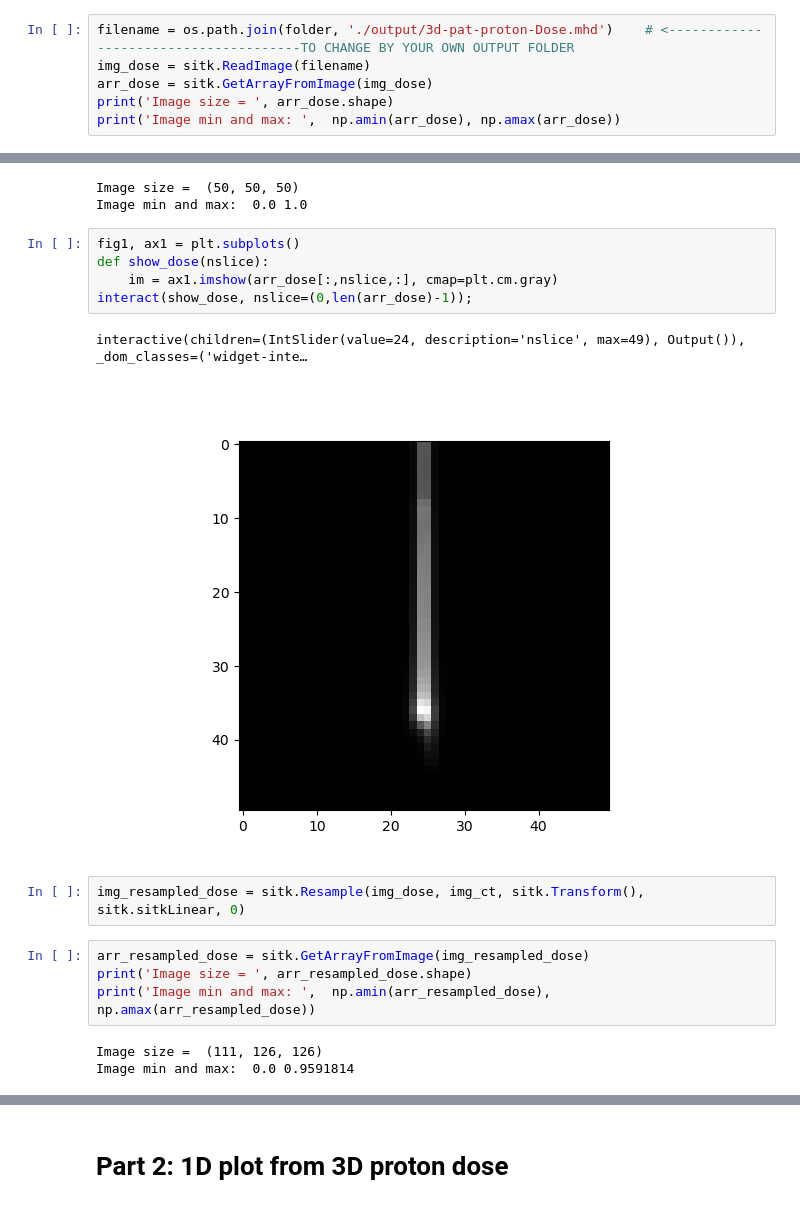
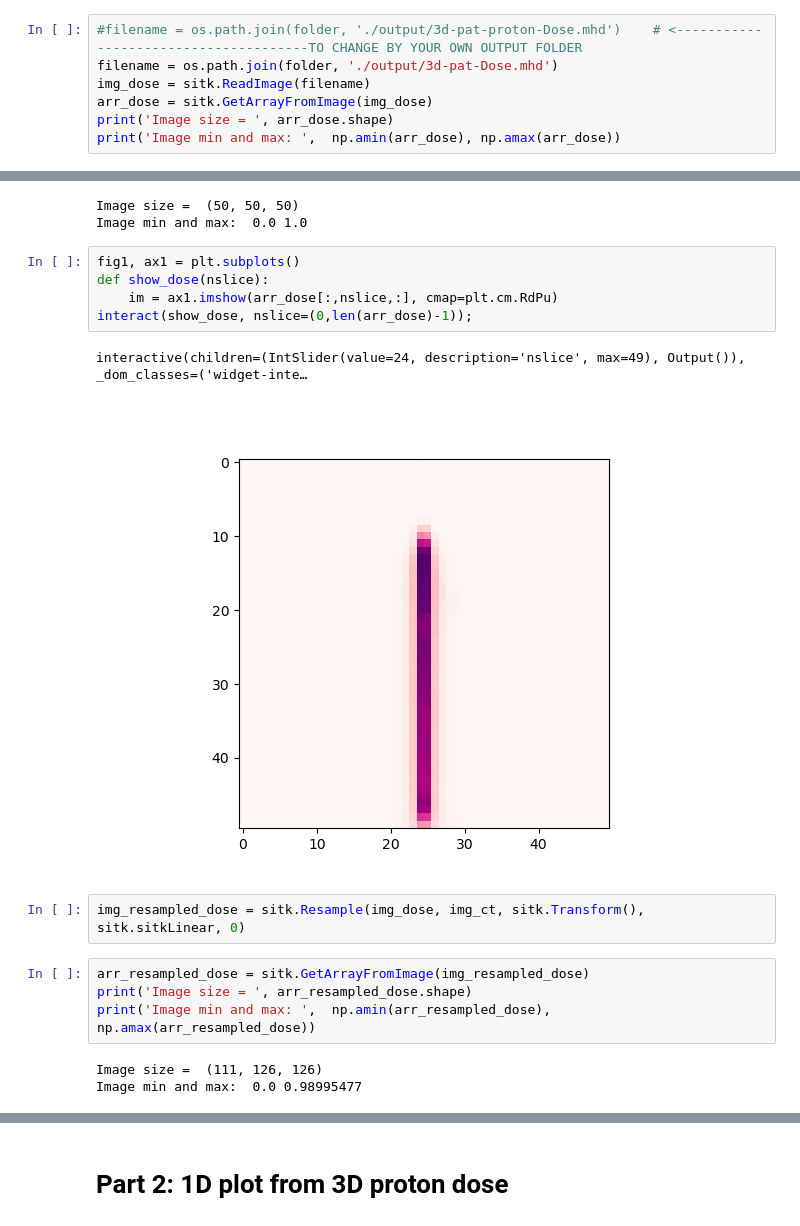
Before and after one commit to afilippi67/geant4Course, a Jupyter notebook: SSFM/GATE_exercises/2_dosimetry/ex3 dose map analysis.ipynb, the cells around one changed output, grey strips where cells are left out. Saved outputs shown, nothing was run; the diff lists cells and outputs as text.

```diff
--- a/SSFM/GATE_exercises/2_dosimetry/ex3 dose map analysis.ipynb
+++ b/SSFM/GATE_exercises/2_dosimetry/ex3 dose map analysis.ipynb
@@ -47,7 +47,8 @@ Array size:  (111, 126, 126)  <--- be careful to the dimension order!)
 # %% [markdown]
 ----
 # %%
-filename = os.path.join(folder, './output/3d-pat-proton-Dose.mhd')    # <--------------------------------------TO CHANGE BY YOUR OWN OUTPUT FOLDER
+#filename = os.path.join(folder, './output/3d-pat-proton-Dose.mhd')    # <--------------------------------------TO CHANGE BY YOUR OWN OUTPUT FOLDER
+filename = os.path.join(folder, './output/3d-pat-Dose.mhd')
 img_dose = sitk.ReadImage(filename)
 arr_dose = sitk.GetArrayFromImage(img_dose)
 print('Image size = ', arr_dose.shape)
@@ -79,11 +80,11 @@ Image min and max:  0.0 1.0
 # %%
 fig1, ax1 = plt.subplots()
 def show_dose(nslice):
-    im = ax1.imshow(arr_dose[:,nslice,:], cmap=plt.cm.gray)
+    im = ax1.imshow(arr_dose[:,nslice,:], cmap=plt.cm.RdPu)
 interact(show_dose, nslice=(0,len(arr_dose)-1));
 # %% [output]
 interactive(children=(IntSlider(value=24, description='nslice', max=49), Output()), _dom_classes=('widget-inte…
-[figure, old version]
+[figure, new version]
 # %%
 img_resampled_dose = sitk.Resample(img_dose, img_ct, sitk.Transform(), sitk.sitkLinear, 0)
 # %%
@@ -92,7 +93,7 @@ print('Image size = ', arr_resampled_dose.shape)
 print('Image min and max: ',  np.amin(arr_resampled_dose), np.amax(arr_resampled_dose))
 # %% [output]
 Image size =  (111, 126, 126)
-Image min and max:  0.0 0.9591814
+Image min and max:  0.0 0.98995477
 # %%
 fig2, ax2 = plt.subplots()
 def show_fusion(nslice=58, opacity=0.7):
```
Also changed, not shown: parts of 3 cells of this notebook, 6 other files.
